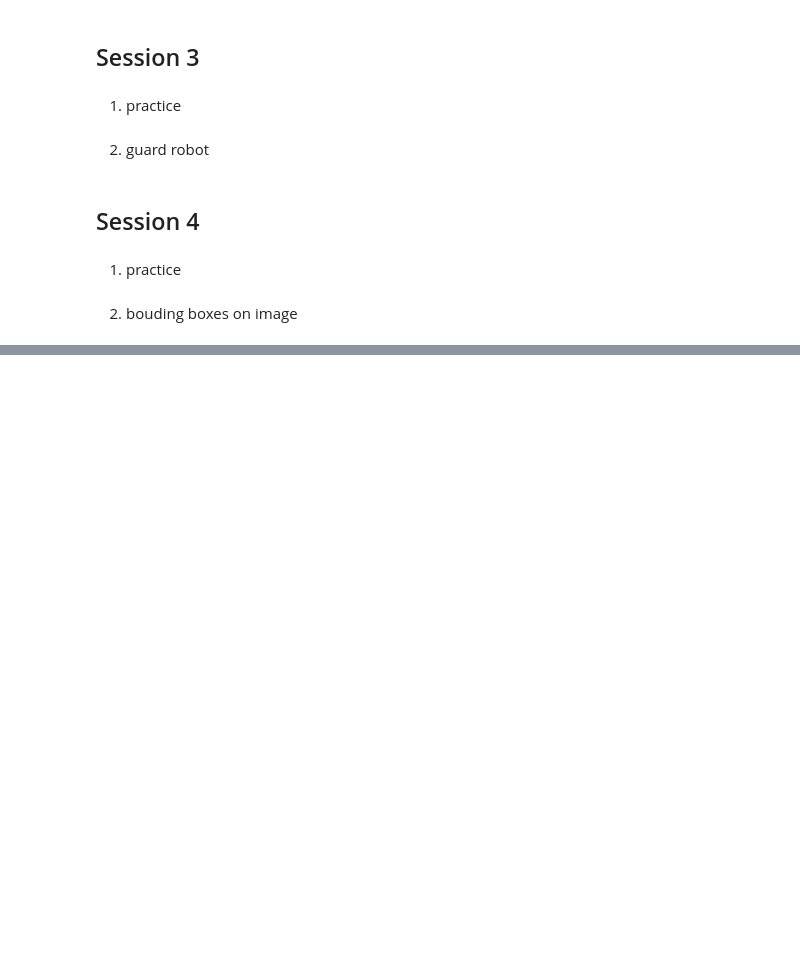
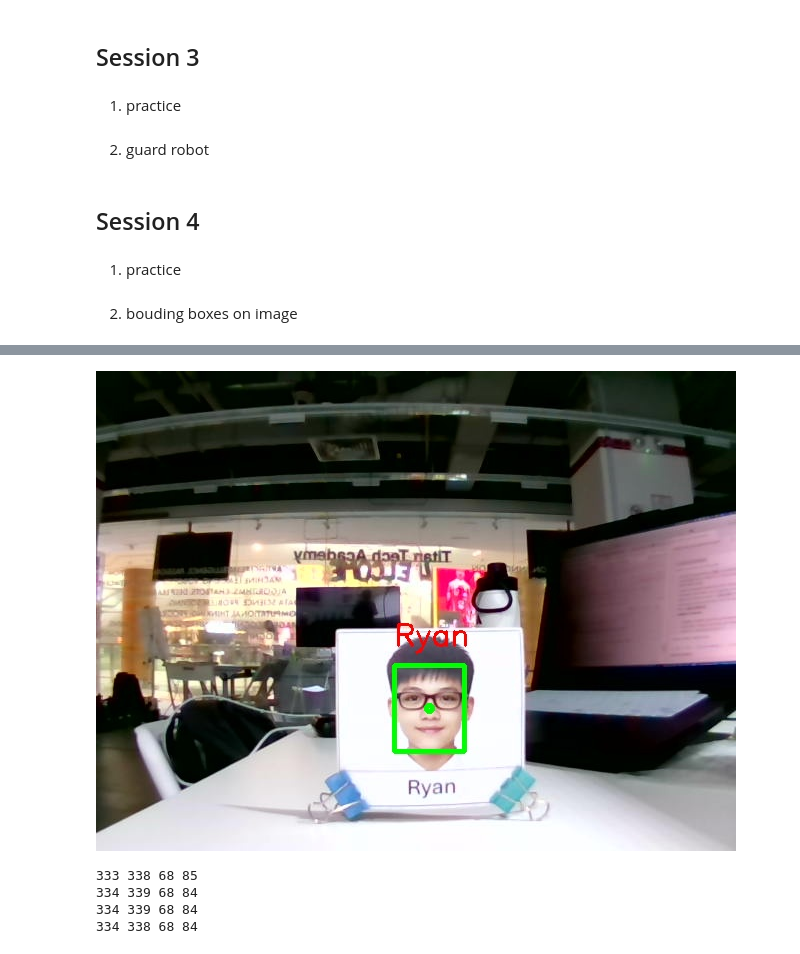
Before and after one commit to mblijian/VS-Code, a Jupyter notebook: L4T1/L4313T1_Sun_1pm.ipynb, the cells around one changed output, grey strips where cells are left out. Drawn from its saved outputs; the diff is of its cells as text; code cells hidden in the pictures; blank space fills up the shorter version.

```diff
--- a/L4T1/L4313T1_Sun_1pm.ipynb
+++ b/L4T1/L4313T1_Sun_1pm.ipynb
@@ -1787,0 +1821,38 @@ else:
+# %%
+import time
+got.load_models(['face_recognition'])
+time.sleep(0.5)
+face_info = got.get_face_recognition_total_info()
+
+got.open_camera()
+picture = cv2.imdecode(np.frombuffer(got.read_camera_data(), np.uint8), cv2.IMREAD_COLOR)
+
+if picture is None or len(face_info) == 0:
+    print("No image or no face found.")
+else:
+    x, y, h, w = (int(v) for v in face_info[0][1:5])
+    left, top = x - w // 2, y - h // 2
+    cv2.rectangle(picture, (left, top), (x + w // 2, y + h // 2), (0, 255, 0), 3)
+    cv2.putText(picture, "Ryan", (left, top - 20), cv2.FONT_HERSHEY_SIMPLEX, 1, (0, 0, 255), 2)
+    cv2.circle(picture, (x, y), 3, (0, 255, 0), 3)
+    display(Image(data=cv2.imencode(".jpg", picture)[1].tobytes()))
+# %% [output]
+[figure, added]
+# %%
+import time
+got.load_models(['face_recognition'])
+time.sleep(0.5)
+face_info = got.get_face_recognition_total_info()
+
+for i in range(4):
+    face_info = got.get_face_recognition_total_info()
+    face_x = int(face_info[0][1])
+    face_y = int(face_info[0][2])
+    face_height = int(face_info[0][3])
+    face_width = int(face_info[0][4])
+    print(face_x,face_y,face_width,face_height)
+# %% [output]
+333 338 68 85
+334 339 68 84
+334 339 68 84
+334 338 68 84
```
Also changed, not shown: parts of 4 cells of this notebook, 2 other files.
